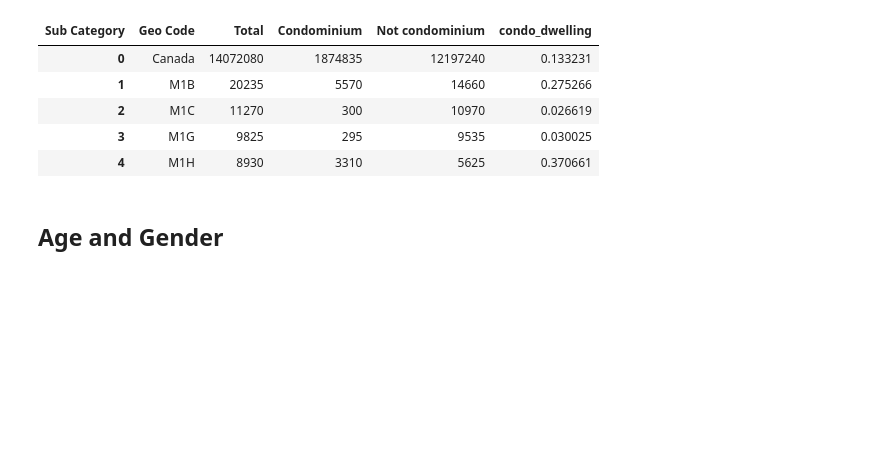
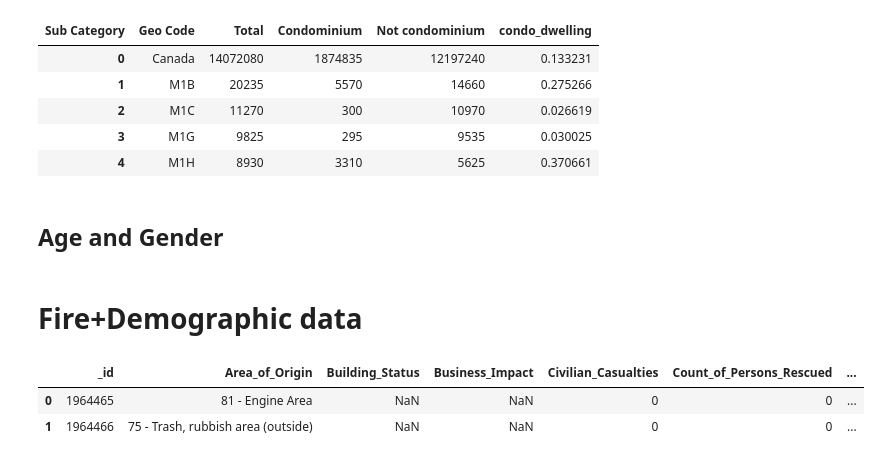
Before and after one commit to JimenaBaripatti/FeatureEngineering, a Jupyter notebook: Fire_FSA_and_demographic_.ipynb, the cells around one changed output. Saved outputs shown, nothing was run; the diff lists cells and outputs as text; code cells hidden in the pictures; blank space fills up the shorter version.

```diff
--- a/Fire_FSA_and_demographic_.ipynb
+++ b/Fire_FSA_and_demographic_.ipynb
@@ -69,0 +136,4 @@ KeyboardInterrupt: ignored
+# %%
+df_fsa['fsa_imputed']=0
+# %%
+df_fsa.at[FSA_index_to_impute, 'fsa_imputed']=1
@@ -69,0 +146,4 @@ KeyboardInterrupt: ignored
+# %%
+#one record with missing lat/long and closest intersection; but the incident happens in area near Fire station 214 (FSA is M1C)
+df_fsa.at[17500,'FSA']='M1C'
+df_fsa.at[17500,'fsa_imputed']=1
@@ -293,3 +395,16 @@ data_frames=[df_merge, other_census]
 df_demographics=reduce(lambda left, right: pd.merge(left, right, on=['FSA'], how='outer'), data_frames)
 # %%
 df_demographics.to_csv('demographics.csv')
+# %% [markdown]
+# Fire+Demographic data
+# %%
+#load demographics data
+df_demographics=pd.read_csv('demographics.csv')
+df_demographics=df_demographics.iloc[:,1: ]
+# %%
+Fire_w_demographics=pd.merge(df_fsa, df_demographics,on='FSA',how='left')
+Fire_w_demographics.head(2)
+# %% [output]
+|  | _id | Area_of_Origin | Building_Status | Business_Impact | Civilian_Casualties | Count_of_Persons_Rescued | ... |
+| 0 | 1964465 | 81 - Engine Area | NaN | NaN | 0 | 0 | ... |
+| 1 | 1964466 | 75 - Trash, rubbish area (outside) | NaN | NaN | 0 | 0 | ... |
```
Also changed, not shown: parts of 51 cells of this notebook.
